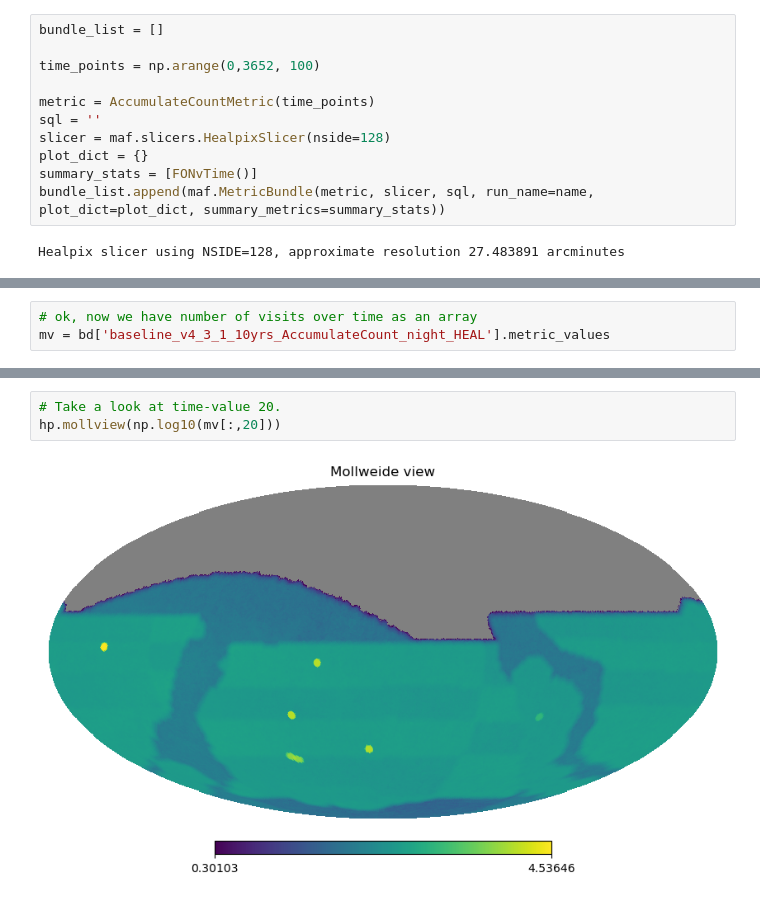
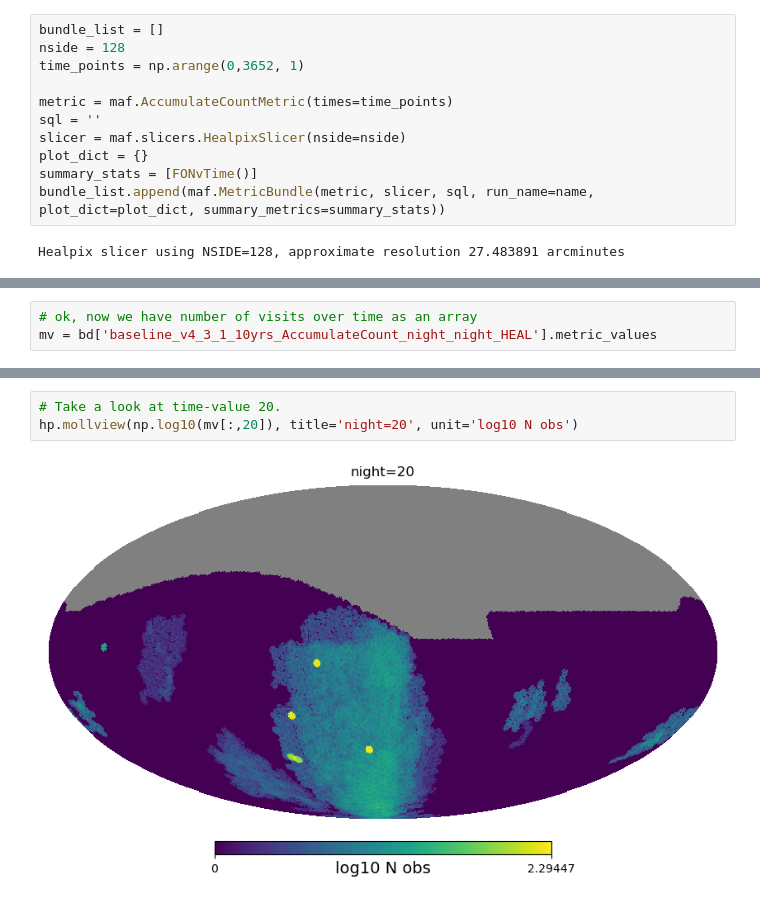
Before and after one commit to yoachim/25_scratch, a Jupyter notebook: vector_metrics/fonv_time.ipynb, the cells around one changed output, grey strips where cells are left out. Saved outputs shown, nothing was run; the diff lists cells and outputs as text.

```diff
--- a/vector_metrics/fonv_time.ipynb
+++ b/vector_metrics/fonv_time.ipynb
@@ -72,12 +74,12 @@ class FONvTime(BaseMetric):
         return result
 # %%
 bundle_list = []
+nside = 128
+time_points = np.arange(0,3652, 1)
 
-time_points = np.arange(0,3652, 100)
-
-metric = AccumulateCountMetric(time_points)
+metric = maf.AccumulateCountMetric(times=time_points)
 sql = ''
-slicer = maf.slicers.HealpixSlicer(nside=128)
+slicer = maf.slicers.HealpixSlicer(nside=nside)
 plot_dict = {}
 summary_stats = [FONvTime()]
 bundle_list.append(maf.MetricBundle(metric, slicer, sql, run_name=name, plot_dict=plot_dict, summary_metrics=summary_stats))
@@ -91,3 +104,3 @@ bg.run_all()
 # %%
 # ok, now we have number of visits over time as an array
-mv = bd['baseline_v4_3_1_10yrs_AccumulateCount_night_HEAL'].metric_values
+mv = bd['baseline_v4_3_1_10yrs_AccumulateCount_night_night_HEAL'].metric_values
@@ -94,6 +125,6 @@ mv = bd['baseline_v4_3_1_10yrs_AccumulateCount_night_HEAL'].metric_values
 # %%
 # Take a look at time-value 20.
-hp.mollview(np.log10(mv[:,20]))
+hp.mollview(np.log10(mv[:,20]), title='night=20', unit='log10 N obs')
 # %% [output]
-[figure, old version]
+[figure, new version]
 # %%
```
Also changed, not shown: parts of 13 cells of this notebook, 1 other file.
